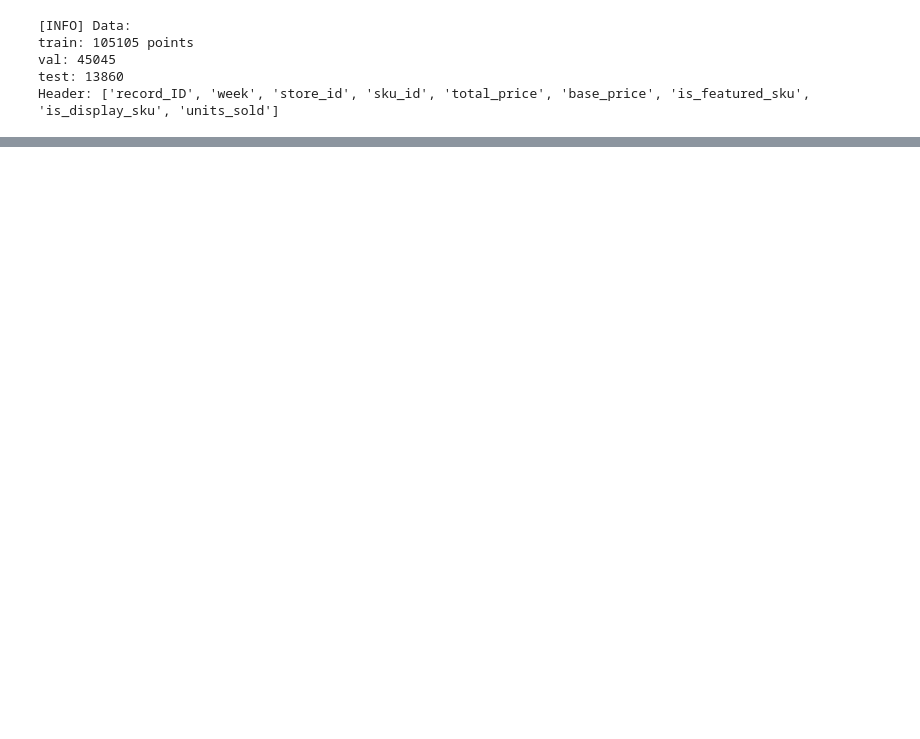
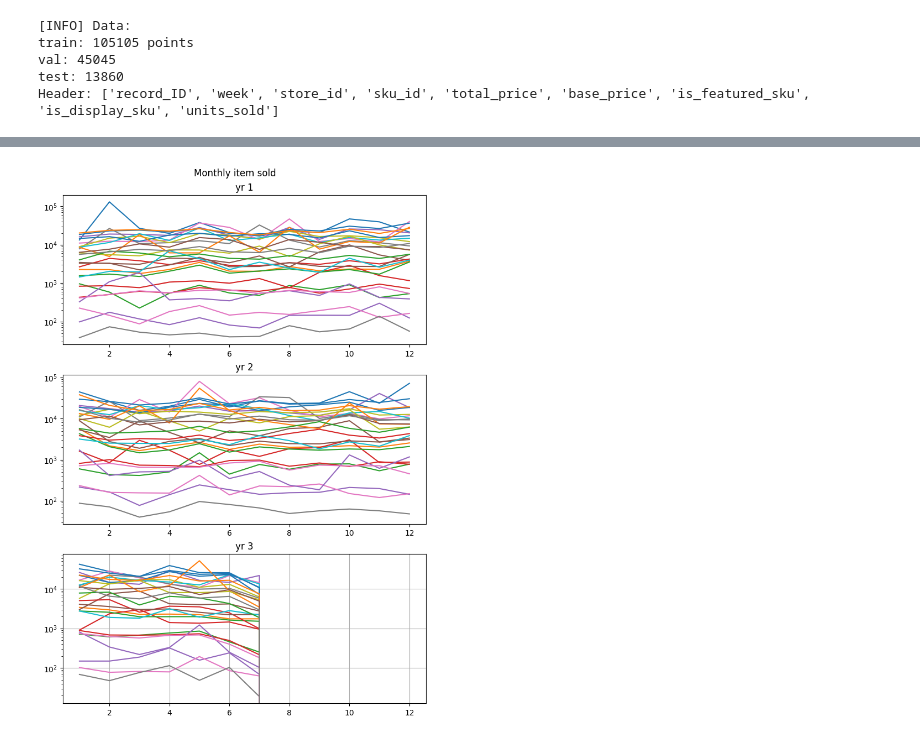
Before and after one commit to MatZar01/Demand-Forecast, a Jupyter notebook: baseline.ipynb, the cells around one changed output, grey strips where cells are left out. Cells and saved outputs as stored; diff of their text form; code cells hidden in the pictures; blank space fills up the shorter version.

```diff
--- a/baseline.ipynb
+++ b/baseline.ipynb
@@ -38,0 +99,32 @@ ds = np.unique(wks[:, 0], return_counts=True)
+# %%
+items = [x[3] for x in d_unsh]
+items = list(set(items))
+item_week = {}
+for item in items:
+    item_week[item] = np.zeros((3, 13, 32))
+
+for row in d_unsh:
+    year = int(row[1].split('/')[2]) - 11
+    item_week[row[3]][year][int(row[1].split('/')[1])][int(row[1].split('/')[0])] += row[-1]
+#%%
+for key in item_week.keys():
+    item_week[key] = np.sum(item_week[key], axis=2)[:, 1:]
+# %%
+fig, axs = plt.subplots(3, 1, constrained_layout=True, figsize=(7, 10))
+
+for key in item_week.keys():
+    axs[0].plot(mts, item_week[key][0, :])
+    axs[1].plot(mts, item_week[key][1, :])
+    axs[2].plot(mts, item_week[key][2, :])
+
+fig.suptitle('Monthly item sold')
+axs[0].set_title('yr 1')
+axs[1].set_title('yr 2')
+axs[2].set_title('yr 3')
+axs[0].set_yscale('log')
+axs[1].set_yscale('log')
+axs[2].set_yscale('log')
+plt.grid()
+plt.show()
+# %% [output]
+[figure, added]
```
Also changed, not shown: parts of 5 cells of this notebook, 1 other file.
